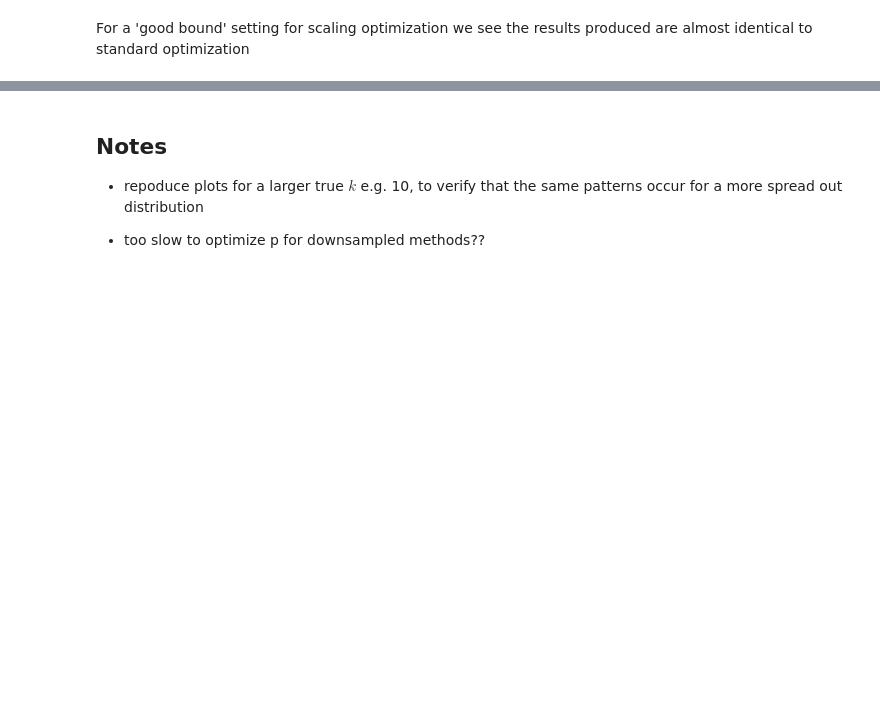
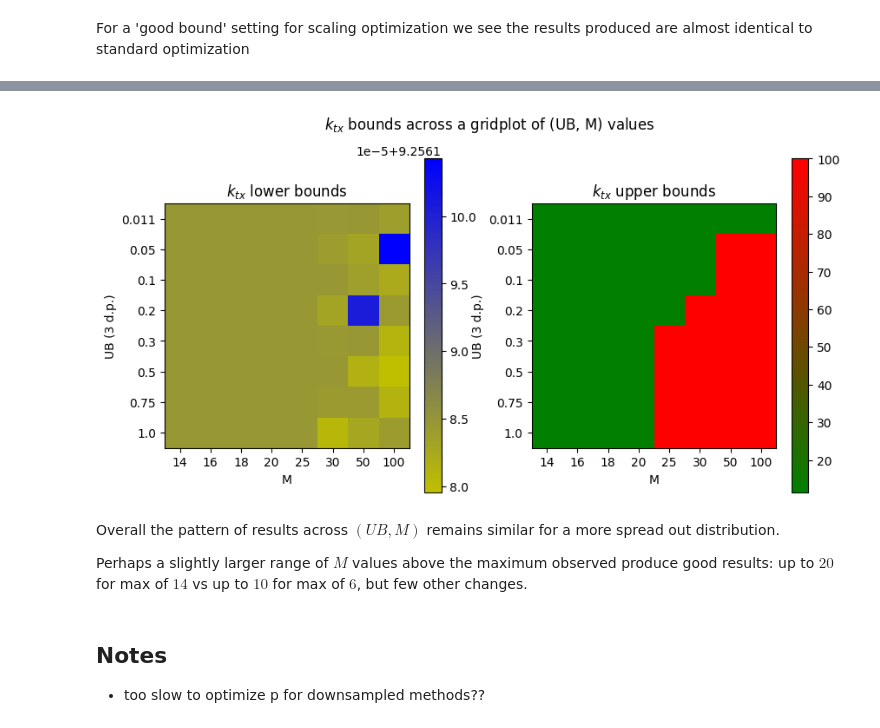
Before and after one commit to willjgh/M5R, a Jupyter notebook: Interaction/Bootstrap-Experiments/capture_scaling.ipynb, the cells around one changed output, grey strips where cells are left out. Saved outputs shown, nothing was run; the diff lists cells and outputs as text; code cells hidden in the pictures; blank space fills up the shorter version.

```diff
--- a/Interaction/Bootstrap-Experiments/capture_scaling.ipynb
+++ b/Interaction/Bootstrap-Experiments/capture_scaling.ipynb
@@ -1139,6 +1253,63 @@ For a 'good bound' setting for scaling optimization we see the results produced
+# %%
+# un-observed mass range
+UB_range = [m_unobs, 0.05, 0.1, 0.2, 0.3, 0.5, 0.75, 1.0] #np.linspace(m_unobs, 1.0, 8)
+
+# M range
+M_range = [14, 16, 18, 20, 25, 30, 50, 100]
+
+# store bounds
+scaling_bounds_grid = np.empty((2, len(UB_range), len(M_range)))
+
+for i, UB in enumerate(UB_range):
+
+    for j, M in enumerate(M_range):
+
+        # Downsampled scaling optimization
+        solution_scaling = optimize_downsampled_scaling(M, tmin, tmax, prob_intervals, fm_intervals, dist_opt=False, UB=UB, printing=False)
+
+        # store
+        scaling_bounds_grid[0, i, j] = solution_scaling['min']
+        scaling_bounds_grid[1, i, j] = solution_scaling['max']
+# %%
+fig, axs = plt.subplots(1, 2, figsize=(10, 5))
+
+# separate results
+lower_bound_grid = scaling_bounds_grid[0, :, :]
+upper_bound_grid = scaling_bounds_grid[1, :, :]
+
+# lower bounds
+cmap = LinearSegmentedColormap.from_list('yb', [(0, "y"), (1, "b")], N=256)
+img_lb = axs[0].imshow(lower_bound_grid, cmap=cmap)#, vmin=vmin, vmax=vmax)
+axs[0].set_title(r"$k_{tx}$ lower bounds")
+cbar = plt.colorbar(img_lb, ax=axs[0])
+#cbar.set_label("Lower bound")
+axs[0].set_xticks(*labels(M_range))
+axs[0].set_xlabel("M")
+axs[0].set_yticks(*labels(UB_range, rnd=True))
+axs[0].set_ylabel("UB (3 d.p.)")
+
+# upper bounds
+#vmin = 2
+#vmax = 100
+cmap = LinearSegmentedColormap.from_list('gr', [(0, "g"), (1, "r")], N=256)
+img_ub = axs[1].imshow(upper_bound_grid, cmap=cmap)#, vmin=vmin, vmax=vmax)
+axs[1].set_title(r"$k_{tx}$ upper bounds")
+cbar = plt.colorbar(img_ub, ax=axs[1])
+#cbar.set_label("Upper bound")
+axs[1].set_xticks(*labels(M_range))
+axs[1].set_xlabel("M")
+axs[1].set_yticks(*labels(UB_range, rnd=True))
+axs[1].set_ylabel("UB (3 d.p.)")
+
+plt.suptitle(r"$k_{tx}$ bounds across a gridplot of (UB, M) values ")
+plt.show()
+# %% [output]
+[figure, added]
+# %% [markdown]
+Overall the pattern of results across $(UB, M)$ remains similar for a more spread out distribution.
+
+Perhaps a slightly larger range of $M$ values above the maximum observed produce good results: up to $20$ for max of $14$ vs up to $10$ for max of $6$, but few other changes.
 # %% [markdown]
 ## Notes
 
-- repoduce plots for a larger true $k$ e.g. 10, to verify that the same patterns occur for a more spread out distribution
-
 - too slow to optimize p for downsampled methods??
```
Also changed, not shown: parts of 7 cells of this notebook.
